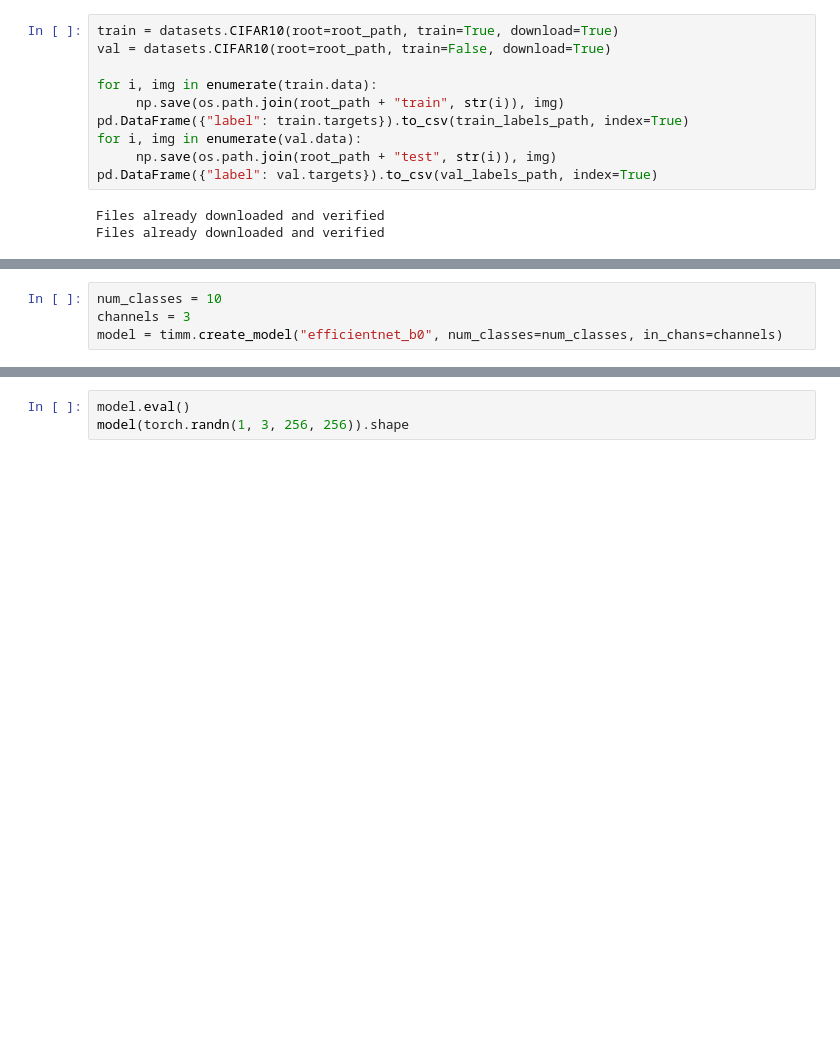
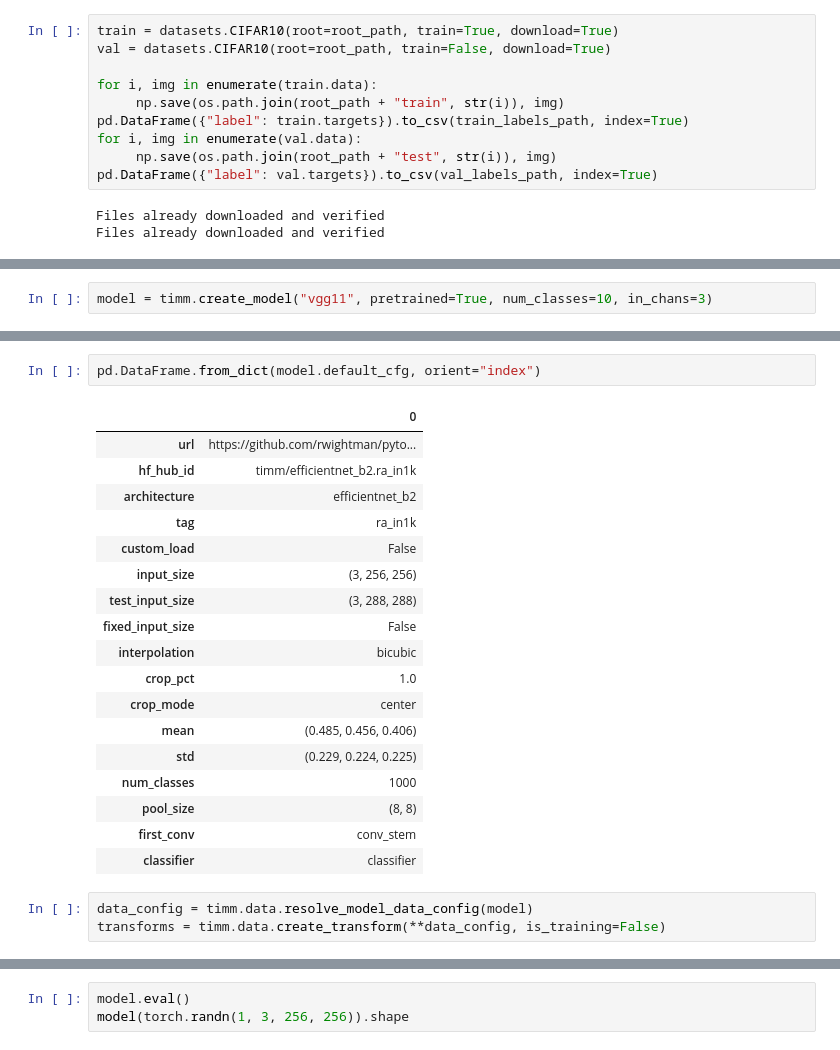
Before and after one commit to evg-kononov/Aircraft-FOD, a Jupyter notebook: detection/classification/main.ipynb, the cells around one changed output, grey strips where cells are left out. Cells and saved outputs as stored; diff of their text form; blank space fills up the shorter version.

```diff
--- a/detection/classification/main.ipynb
+++ b/detection/classification/main.ipynb
@@ -195,3 +101,5 @@ torch.nn.modules.loss.CrossEntropyLoss
+# %%
+model = timm.create_model("vgg11", pretrained=True, num_classes=10, in_chans=3)
 # %%
 torchinfo.summary(model, input_size=[1, 3, 32, 32], depth=5)
 # %% [output]
@@ -246,4 +122,0 @@ timm.list_models("fast*", pretrained=True)
-# %%
-num_classes = 10
-channels = 3
-model = timm.create_model("efficientnet_b0", num_classes=num_classes, in_chans=channels)
@@ -269,0 +193,24 @@ EfficientNet(
+# %%
+pd.DataFrame.from_dict(model.default_cfg, orient="index")
+# %% [output]
+|  | 0 |
+| url | https://github.com/rwightman/pyto... |
+| hf_hub_id | timm/efficientnet_b2.ra_in1k |
+| architecture | efficientnet_b2 |
+| tag | ra_in1k |
+| custom_load | False |
+| input_size | (3, 256, 256) |
+| test_input_size | (3, 288, 288) |
+| fixed_input_size | False |
+| interpolation | bicubic |
+| crop_pct | 1.0 |
+| crop_mode | center |
+| mean | (0.485, 0.456, 0.406) |
+| std | (0.229, 0.224, 0.225) |
+| num_classes | 1000 |
+| pool_size | (8, 8) |
+| first_conv | conv_stem |
+| classifier | classifier |
+# %%
+data_config = timm.data.resolve_model_data_config(model)
+transforms = timm.data.create_transform(**data_config, is_training=False)
```
Also changed, not shown: parts of 26 cells of this notebook, 3 other files.
